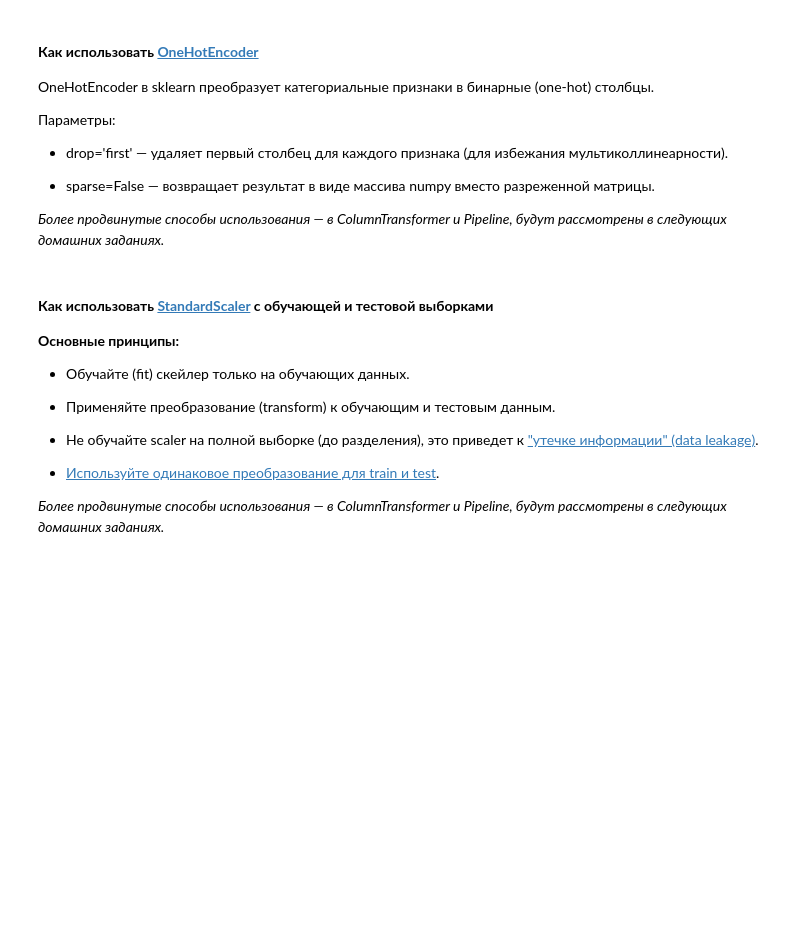
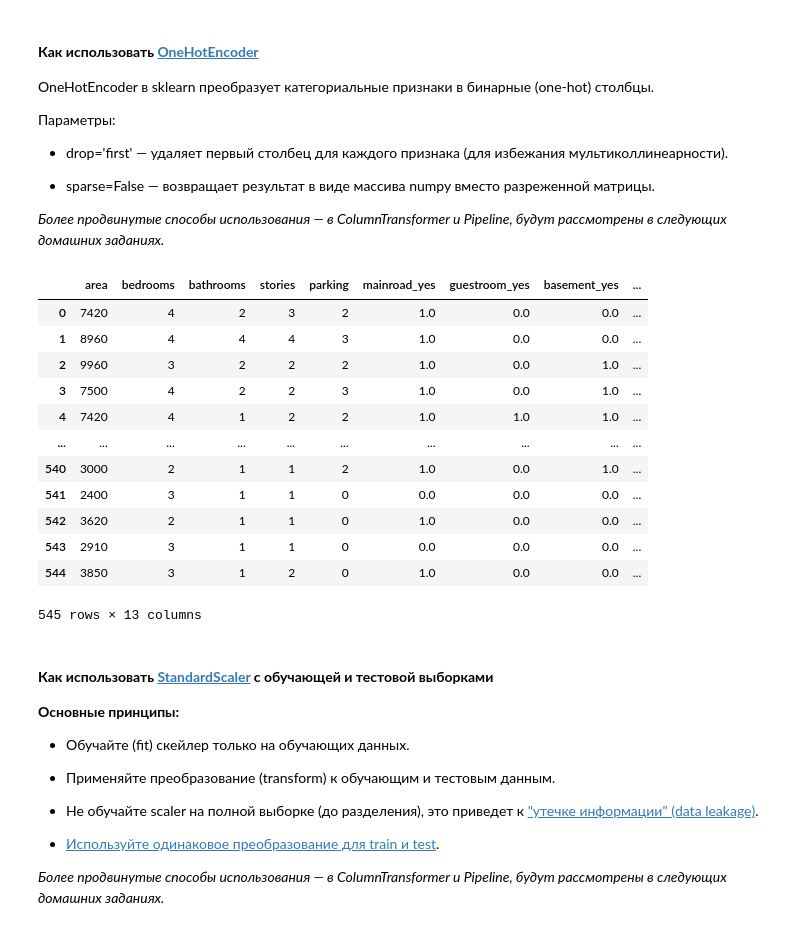
Before and after one commit to HoshiBatista/ODS.ai-Classic-ML-course, a Jupyter notebook: notebooks/home_work_1/01. Задание.ipynb, the cells around one changed output. Drawn from its saved outputs; the diff is of its cells as text; code cells hidden in the pictures; blank space fills up the shorter version.

```diff
--- a/notebooks/home_work_1/01. Задание.ipynb
+++ b/notebooks/home_work_1/01. Задание.ipynb
@@ -425,5 +556,7 @@ df_housing.info()
 # %%
 # Создайте списки количественных и категориальных переменных (не включая целевую переменную)
 
-housing_num_feat = ...
-housing_cat_feat = ...
+housing_num_feat = df_housing.select_dtypes(include=['int64', 'float64']).columns.tolist()
+housing_num_feat.remove('price')
+
+housing_cat_feat = df_housing.select_dtypes(include=['object', 'category']).columns.tolist()
@@ -468,7 +631,7 @@ df_housing[housing_cat_feat].describe()
 # %%
 # Выделите объясняемый фактор в отдельную переменную
 
-X_housing, y_housing = ...
+X_housing, y_housing = df_housing.drop('price', axis=1), df_housing['price']
 # %% [markdown]
 #### **Как использовать [OneHotEncoder](https://scikit-learn.org/stable/modules/generated/sklearn.preprocessing.OneHotEncoder.html)**
 
@@ -484,11 +647,26 @@ OneHotEncoder в sklearn преобразует категориальные п
 # %%
 # Закодируйте категориальные признаки числами 0 и 1 с помощью OneHotEncoder
 
 housing_encoder = OneHotEncoder(sparse_output=False, drop='first').set_output(transform='pandas')
 
-X_housing_encoded = ...
-X_housing = X_housing.join(X_housing_encoded)
-X_housing = X_housing.drop(columns=...) # Удаляем исходные столбцы после One-Hot кодирования
+X_housing_encoded = housing_encoder.fit_transform(X_housing[housing_cat_feat])
+X_housing = pd.concat([X_housing[housing_num_feat], X_housing_encoded], axis=1)
+X_housing = X_housing.drop(columns=housing_cat_feat, errors='ignore')
+X_housing
+# %% [output]
+|  | area | bedrooms | bathrooms | stories | parking | mainroad_yes | guestroom_yes | basement_yes | ... |
+| 0 | 7420 | 4 | 2 | 3 | 2 | 1.0 | 0.0 | 0.0 | ... |
+| 1 | 8960 | 4 | 4 | 4 | 3 | 1.0 | 0.0 | 0.0 | ... |
+| 2 | 9960 | 3 | 2 | 2 | 2 | 1.0 | 0.0 | 1.0 | ... |
+| 3 | 7500 | 4 | 2 | 2 | 3 | 1.0 | 0.0 | 1.0 | ... |
+| 4 | 7420 | 4 | 1 | 2 | 2 | 1.0 | 1.0 | 1.0 | ... |
+| ... | ... | ... | ... | ... | ... | ... | ... | ... | ... |
+| 540 | 3000 | 2 | 1 | 1 | 2 | 1.0 | 0.0 | 1.0 | ... |
+| 541 | 2400 | 3 | 1 | 1 | 0 | 0.0 | 0.0 | 0.0 | ... |
+| 542 | 3620 | 2 | 1 | 1 | 0 | 1.0 | 0.0 | 0.0 | ... |
+| 543 | 2910 | 3 | 1 | 1 | 0 | 0.0 | 0.0 | 0.0 | ... |
+| 544 | 3850 | 3 | 1 | 2 | 0 | 1.0 | 0.0 | 0.0 | ... |
+545 rows × 13 columns
 # %% [markdown]
 #### **Как использовать [StandardScaler](https://scikit-learn.org/stable/modules/generated/sklearn.preprocessing.StandardScaler.html) с обучающей и тестовой выборками**
 
```
Also changed, not shown: parts of 25 cells of this notebook.
